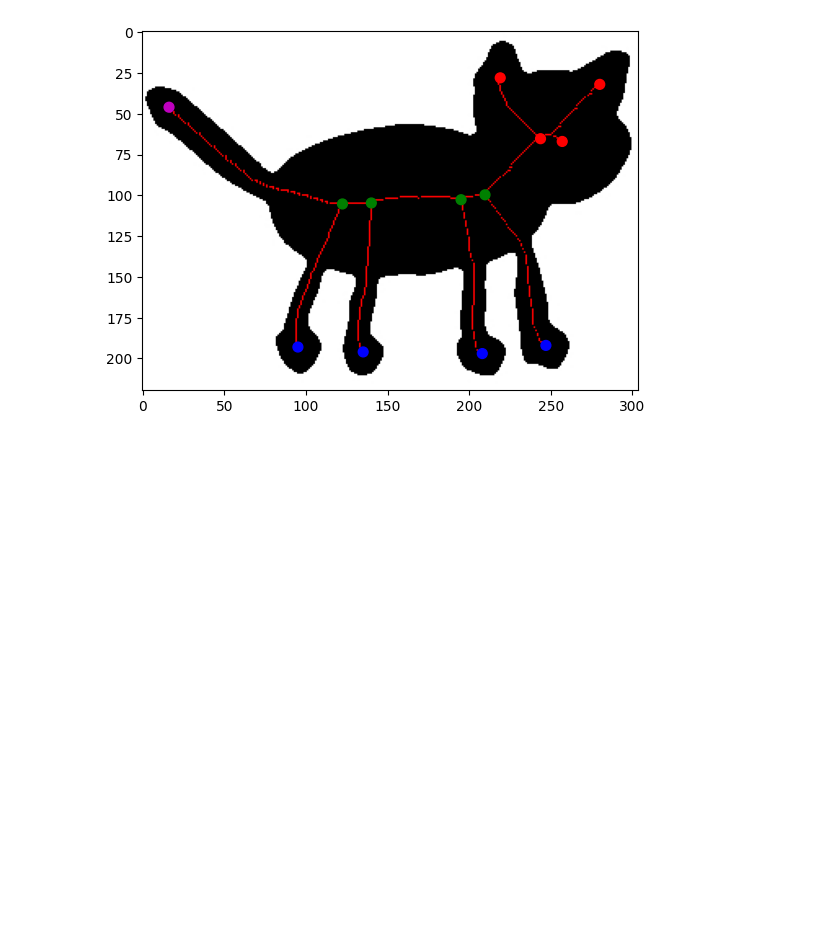
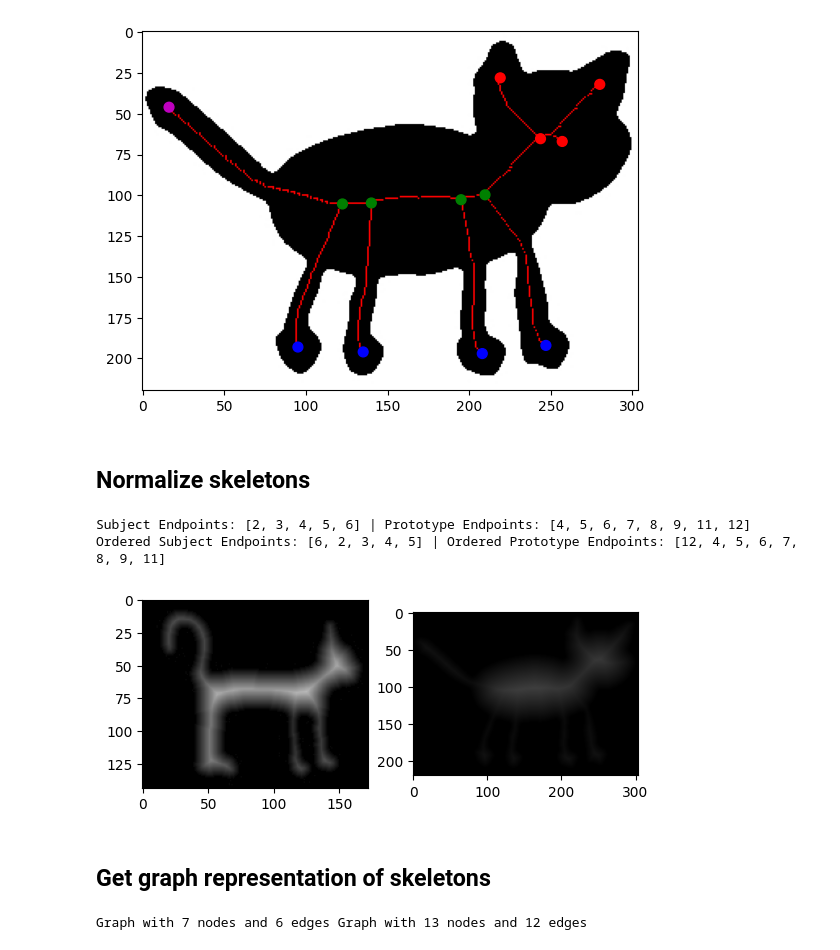
Before and after one commit to shellrider-games/bachelor-thesis, a Jupyter notebook: notebooks/skeletonisation/thorstensStuff.ipynb, the cells around one changed output. Drawn from its saved outputs; the diff is of its cells as text; code cells hidden in the pictures; blank space fills up the shorter version.

```diff
--- a/notebooks/skeletonisation/thorstensStuff.ipynb
+++ b/notebooks/skeletonisation/thorstensStuff.ipynb
@@ -71,3 +73,5 @@ for joint in proto_skeleton.joints:
 plt.show()
 # %% [output]
 [figure]
+# %% [markdown]
+## Normalize skeletons
@@ -73,0 +81,31 @@ plt.show()
+# %%
+subject_endpoints = skeleton.find_endpoints()
+prototype_endpoints = proto_skeleton.find_endpoints()
+
+print(f"Subject Endpoints: {subject_endpoints} | Prototype Endpoints: {prototype_endpoints}")
+
+ordered_subject_endpoints = skeleton.order_endpoints(subject_endpoints)
+ordered_prototype_endpoints = proto_skeleton.order_endpoints(prototype_endpoints)
+
+print(f"Ordered Subject Endpoints: {ordered_subject_endpoints} | Ordered Prototype Endpoints: {ordered_prototype_endpoints}")
+# %% [output]
+Subject Endpoints: [2, 3, 4, 5, 6] | Prototype Endpoints: [4, 5, 6, 7, 8, 9, 11, 12]
+Ordered Subject Endpoints: [6, 2, 3, 4, 5] | Ordered Prototype Endpoints: [12, 4, 5, 6, 7, 8, 9, 11]
+# %%
+subject_distance_transfrom = ndimage.distance_transform_edt(~img)
+subject_normalizer_dt = 1 / (sum(sum(subject_distance_transfrom))/2)
+normalized_subject_distance_transform = subject_distance_transfrom * subject_normalizer_dt
+
+prototype_distance_transfrom = ndimage.distance_transform_edt(~prototype_img)
+prototype_normalizer_dt = 1 / (sum(sum(prototype_distance_transfrom))/2)
+normalized_prototype_distance_transform = prototype_distance_transfrom * prototype_normalizer_dt
+
+fig, axs = plt.subplots(ncols=2)
+
+axs[0].imshow(normalized_subject_distance_transform*1000)
+axs[1].imshow(normalized_prototype_distance_transform*1000)
+plt.show()
+# %% [output]
+[figure, added]
+# %% [markdown]
+## Get graph representation of skeletons
@@ -73,0 +118,4 @@ plt.show()
+# %%
+print(subject_graph,prototype_graph)
+# %% [output]
+Graph with 7 nodes and 6 edges Graph with 13 nodes and 12 edges
```
Also changed, not shown: parts of 4 cells of this notebook, 1 other file.
